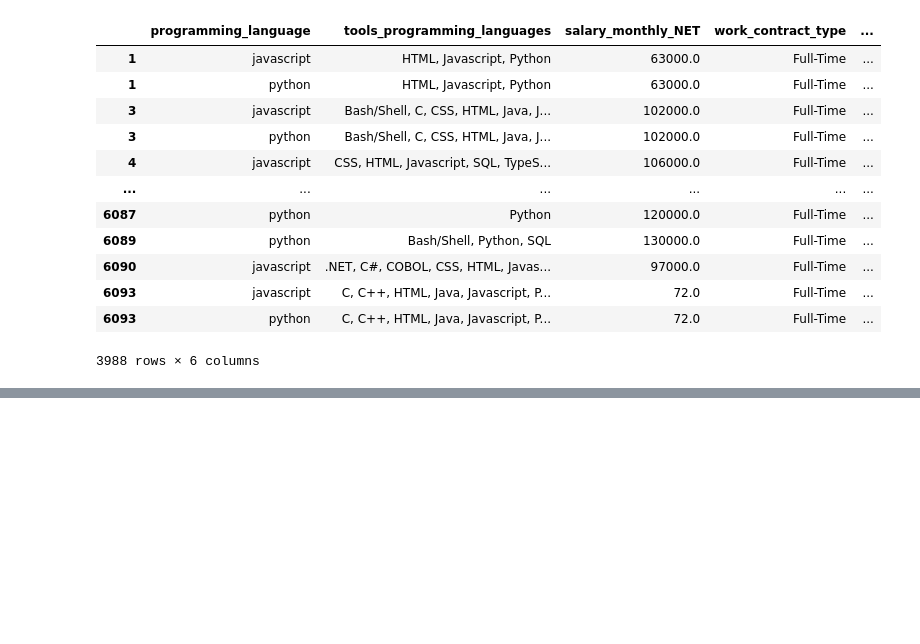
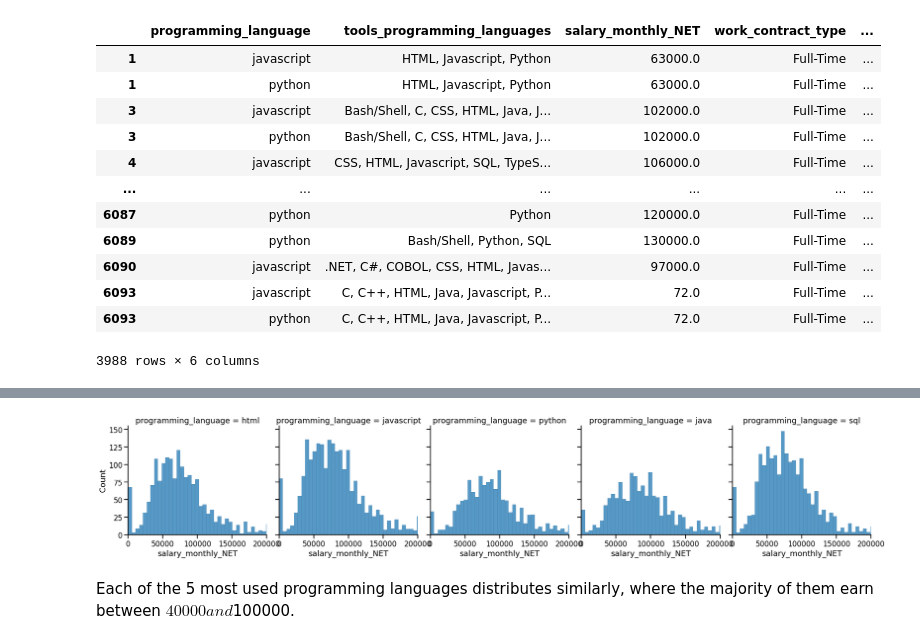
Before and after one commit to wr0124/dl_data_visualization_2023, a Jupyter notebook: notebooks/01__practical_exercises.ipynb, the cells around one changed output, grey strips where cells are left out. Drawn from its saved outputs; the diff is of its cells as text; code cells hidden in the pictures; blank space fills up the shorter version.

```diff
--- a/notebooks/01__practical_exercises.ipynb
+++ b/notebooks/01__practical_exercises.ipynb
@@ -127,0 +158,2 @@ filtered_df_lang
+# %%
+df_lang = df_lang.drop(columns=["tools_programming_languages", "cured_programming_languages"])
@@ -127,0 +201,7 @@ filtered_df_lang
+# %%
+most_used_langs = (
+    df_lang.programming_language
+    .value_counts()
+    .sort_values(ascending=False)
+    .head(5)
+)
@@ -127,0 +221,4 @@ filtered_df_lang
+# %%
+interesting_languages = most_used_langs.index
+filtered_df_lang = df_lang[df_lang.programming_language.isin(interesting_languages)]
+filtered_df_lang
@@ -127,0 +239,8 @@ filtered_df_lang
+# %%
+seaborn.displot(data=filtered_df_lang.reset_index(), x="salary_monthly_NET", col="programming_language")
+plt.xlim(0, 200000)
+plt.savefig("displots_for_each_lang.png")
+# %% [output]
+[figure, added]
+# %% [markdown]
+Each of the 5 most used programming languages distributes similarly, where the majority of them earn between $40000 and $100000.
```
Also changed, not shown: parts of 27 cells of this notebook.
